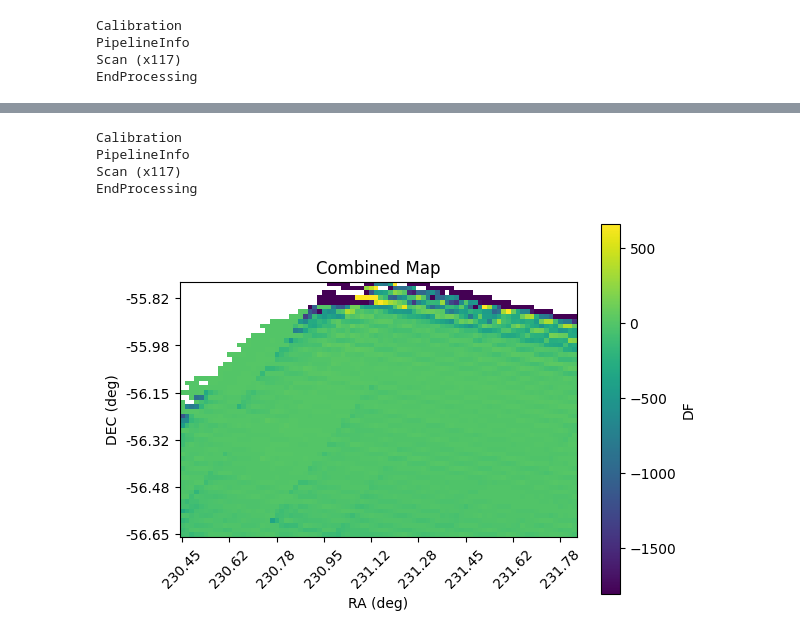
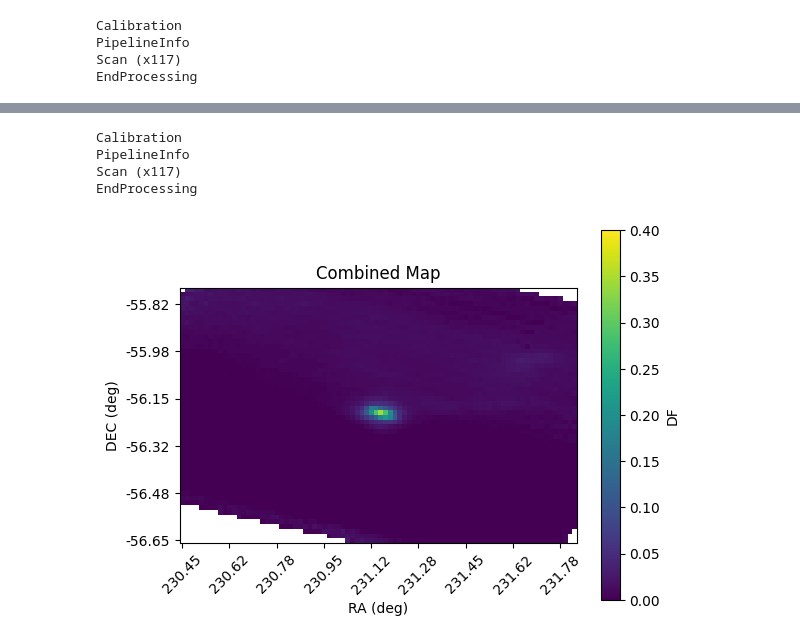
Before and after one commit to jonahjlee/blasttng-to-g3, a Jupyter notebook: notebooks/map_making.ipynb, the cells around one changed output, grey strips where cells are left out. Cells and saved outputs as stored; diff of their text form; code cells hidden in the pictures.

Commit message:
get combined maps working!

```diff
--- a/notebooks/map_making.ipynb
+++ b/notebooks/map_making.ipynb
@@ -170,22 +115,116 @@ BLASTTNG_SITE = so3g.proj.EarthlySite(rcw_92_avg_lon, rcw_92_avg_lat, rcw_92_avg
 # %%
-binner = ut.MapBinner(
+class MapBinner:
+    def __init__(self, timestreams="df", source_coords: dict=None, standard_deviations: list=None,
+                 ra0=None, dec0=None, xlen=None, ylen=None, res=None,
+                 select_kids: list[str] = None):
+        self.timestreams = timestreams
+        self.source_coords = source_coords
+        self.standard_deviations = standard_deviations
+        assert source_coords is not None, "must set source_coords!"
+        assert ra0 is not None, "must set ra0!"
+        assert dec0 is not None, "must set dec0!"
+
+        self.ra0 = ra0
+        self.dec0 = dec0
+        self.xlen = xlen if xlen is not None else 1 * core.G3Units.deg
+        self.ylen = ylen if ylen is not None else 1 * core.G3Units.deg
+        self.res = res if res is not None else 1 * core.G3Units.arcmin
+        # number of bins along each axis
+        self.nx = int(self.xlen / self.res)
+        self.ny = int(self.ylen / self.res)
+        # bin edges
+        self.ra_edges = np.linspace(-self.xlen / 2, self.xlen / 2, self.nx + 1) + self.ra0
+        self.dec_edges = np.linspace(-self.ylen / 2, self.ylen / 2, self.ny + 1) + self.dec0
+
+        self.select_kids = select_kids
+
+        # array for storing the binned timestream data
+        self.data = np.zeros((self.ny, self.nx), dtype=float)
+        # array for storing the number of times each pixel is "hit" in the timestreams
+        self.hits = np.zeros((self.ny, self.nx), dtype=float)
+
+    def _get_kids(self, super_ts) -> list[str]:
+        """Determine the list of kids which should contribute to the map
+
+        Returned KIDs exisit in both:
+        - detector timestream data
+        - select_kids, if provided
+        """
+        if self.select_kids is None: return super_ts.names
+        return list(set(super_ts.names).intersection(set(self.select_kids)))
+
+    def __call__(self, frame):
+        if self.timestreams not in frame:
+            return
+
+        super_ts = frame[self.timestreams]
+
+        common_kids = self._get_kids(super_ts)
+
+        for kid in common_kids:
+            kid_timestream_idx = int(np.where(np.asarray(super_ts.names) == kid)[0][0])
+            kid_ts = super_ts.data[kid_timestream_idx]
+
+            x = frame["ra"] + (self.nx / 2 - self.source_coords[kid][0]) * self.res
+            y = frame["dec"] + (self.ny / 2 - self.source_coords[kid][1]) * self.res
+
+            # update data and hits, in-place
+            if self.standard_deviations is not None:
+                kid_weight = self.standard_deviations[kid_timestream_idx]**-2  # same index as super_ts
+            else:
+                kid_weight = 1
+            kid_data = np.histogram2d(y, x, bins=[self.dec_edges, self.ra_edges], weights=kid_ts)[0] * kid_weight
+            self.data += kid_data
+            kid_hits = np.histogram2d(y, x, bins=[self.dec_edges, self.ra_edges])[0] * kid_weight
+            self.hits += kid_hits
+
+    def plot(self, ax=None):
+        with np.errstate(invalid='ignore'):
+            m = self.data / self.hits
+        if ax is not None:
+            ax.imshow(m, origin='lower')
+            ax.set_xticks(range(self.nx + 1)[::10], [f"{ra:.2f}" for ra in self.ra_edges[::10] / core.G3Units.deg],
+                          rotation=45)
+            ax.set_yticks(range(self.ny + 1)[::10], [f"{dec:.2f}" for dec in self.dec_edges[::10] / core.G3Units.deg])
+            ax.set_xlabel("RA (deg)")
+            ax.set_ylabel("DEC (deg)")
+            ax.set_title("Combined Map")
+        else:
+            plt.imshow(m, origin='lower', vmin=0, vmax=0.4)
+            plt.xticks(range(self.nx + 1)[::10], [f"{ra:.2f}" for ra in self.ra_edges[::10] / core.G3Units.deg],
+                       rotation=45)
+            plt.yticks(range(self.ny + 1)[::10], [f"{dec:.2f}" for dec in self.dec_edges[::10] / core.G3Units.deg])
+            plt.colorbar(label="DF")
+            plt.xlabel("RA (deg)")
+            plt.ylabel("DEC (deg)")
+            plt.title("Combined Map")
+            plt.show()
+
+kid_rejects = [11, 21, 57, 81, 111, 127, 147, 148, 149, 150, 151, 152, 154, 158, 170, 181, 182, 192, 195,
+              211, 223, 225, 245, 263, 282, 286, 293, 297, 319, 327, 331, 333, 334, 336, 337, 340, 341, 349, 352]
+
+binner = MapBinner(
     timestreams="norm_df",
     source_coords=source_coords,
+    # standard_deviations=detector_stds,
     ra0=ra0, dec0=dec0, xlen=xlen, ylen=ylen, res=res,
-    site=BLASTTNG_SITE
+    select_kids=[f"roach1_{kid:04}" for kid in range(381) if kid not in kid_rejects]
 )
 
 # create the pipeline
 pipe = core.G3Pipeline()
 pipe.Add(core.G3Reader, filename=str(norm_df_added))
 pipe.Add(binner)
 pipe.Add(ut.FrameCounter)
 pipe.Run()
 
 binner.plot()
+
+plt.imshow(binner.data); plt.show()
+plt.imshow(binner.hits); plt.show()
 # %% [output]
 Calibration
 PipelineInfo
 Scan (x117)
 EndProcessing
-[figure, old version]
+[figure, new version]
```
Also changed, not shown: parts of 8 cells of this notebook, 1 other file.
